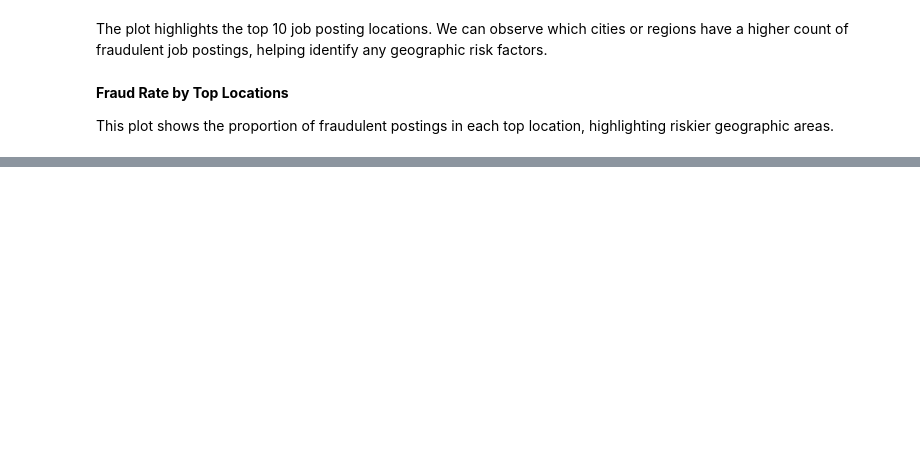
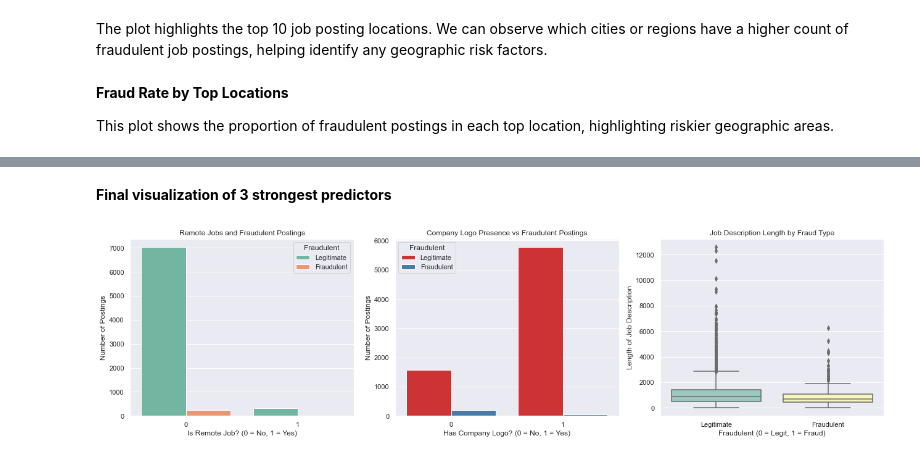
Before and after one commit to Phanelah/fake-job-postings-classification, a Jupyter notebook: notebooks/index.ipynb, the cells around one changed output, grey strips where cells are left out. Drawn from its saved outputs; the diff is of its cells as text; code cells hidden in the pictures; blank space fills up the shorter version.

```diff
--- a/notebooks/index.ipynb
+++ b/notebooks/index.ipynb
@@ -466,0 +467,34 @@ plt.show()
+# %% [markdown]
+**Final visualization of 3 strongest predictors**
+# %%
+sns.set(style="darkgrid")
+plt.figure(figsize=(18, 5))
+
+# Plot1 Telecommuting vs Fraudulent
+plt.subplot(1, 3, 1)
+sns.countplot(data=df, x='telecommuting', hue='fraudulent', palette='Set2')
+plt.title('Remote Jobs and Fraudulent Postings')
+plt.xlabel('Is Remote Job? (0 = No, 1 = Yes)')
+plt.ylabel('Number of Postings')
+plt.legend(title='Fraudulent', labels=['Legitimate', 'Fraudulent'])
+
+# Plot2 Has Company Logo vs Fraudulent
+plt.subplot(1, 3, 2)
+sns.countplot(data=df, x='has_company_logo', hue='fraudulent', palette='Set1')
+plt.title('Company Logo Presence vs Fraudulent Postings')
+plt.xlabel('Has Company Logo? (0 = No, 1 = Yes)')
+plt.ylabel('Number of Postings')
+plt.legend(title='Fraudulent', labels=['Legitimate', 'Fraudulent'])
+
+# Plot3 Description Length vs Fraudulent
+plt.subplot(1, 3, 3)
+sns.boxplot(data=df, x='fraudulent', y='description_length', palette='Set3')
+plt.title('Job Description Length by Fraud Type')
+plt.xlabel('Fraudulent (0 = Legit, 1 = Fraud)')
+plt.ylabel('Length of Job Description')
+plt.xticks([0, 1], ['Legitimate', 'Fraudulent'])
+
+plt.tight_layout()
+plt.show()
+# %% [output]
+[figure, added]
```
Also changed, not shown: parts of 12 cells of this notebook, 7 other files.
